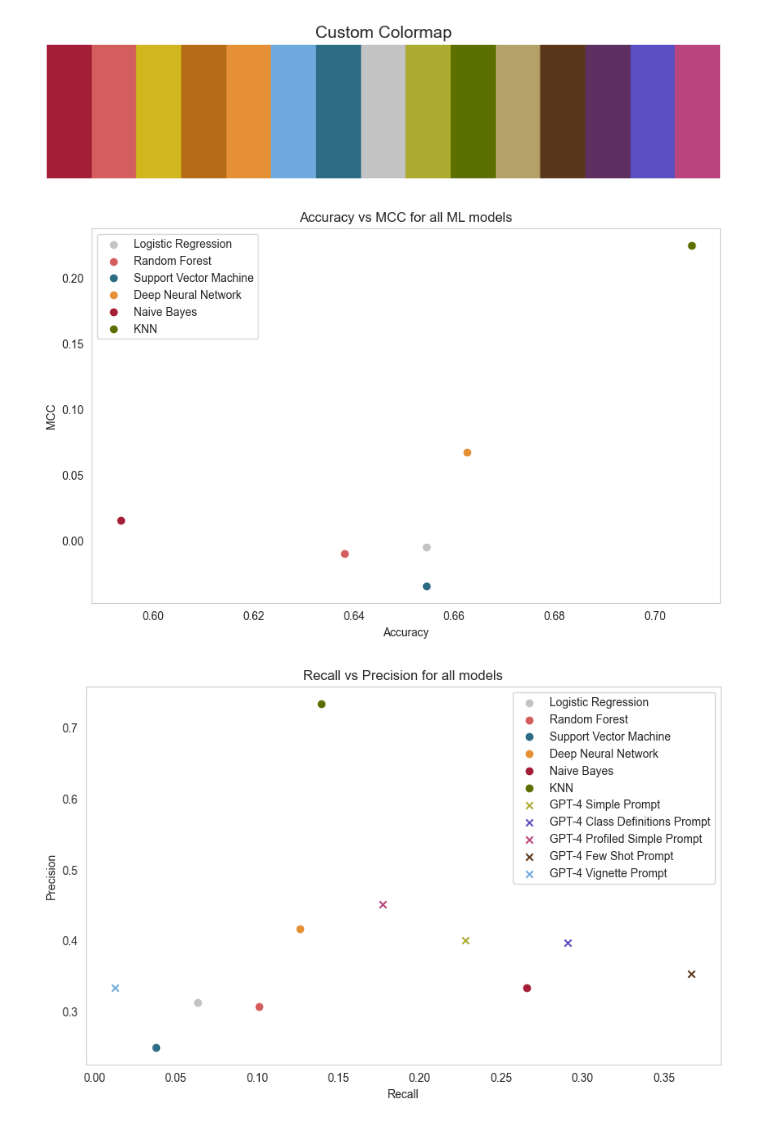
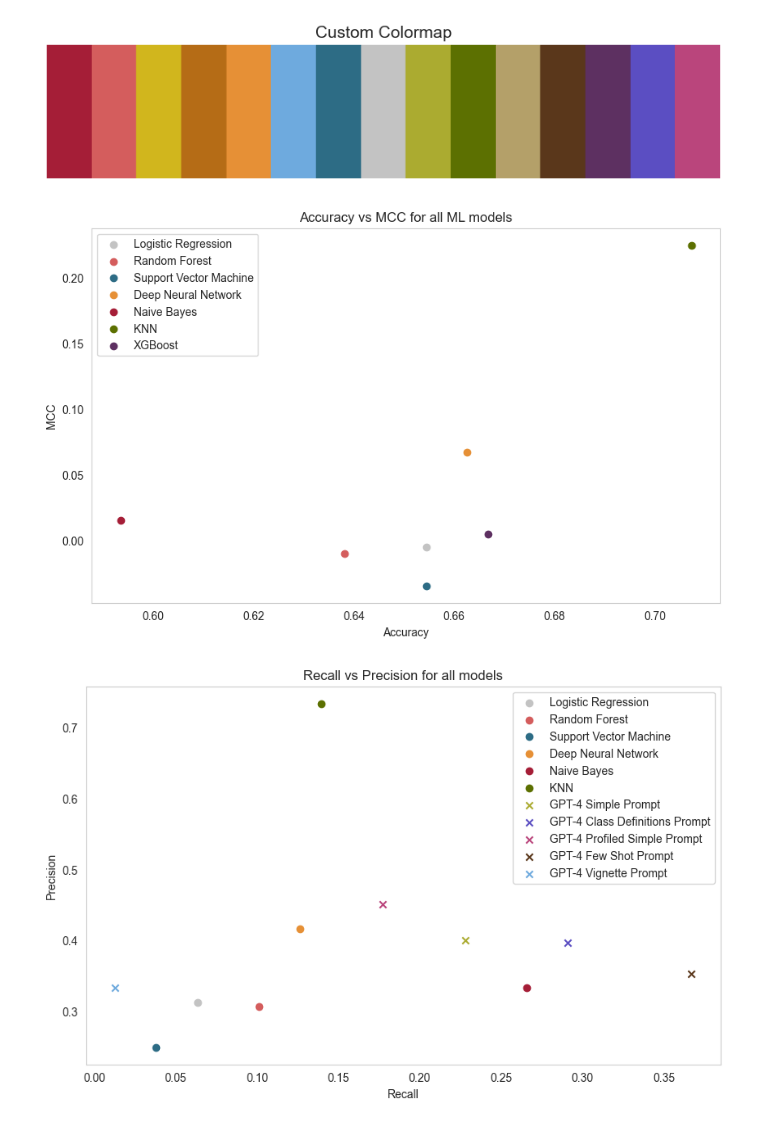
Before and after one commit to kimmizi/master_thesis, a Jupyter notebook: exp/14_Evaluation.ipynb, the cells around one changed output. Drawn from its saved outputs; the diff is of its cells as text; code cells hidden in the pictures.

Commit message:
Implementing XGBoost

```diff
--- a/exp/14_Evaluation.ipynb
+++ b/exp/14_Evaluation.ipynb
@@ -36,6 +37,7 @@ y_pred_svc = pd.read_csv("../exp/predictions/y_pred_svc.csv", sep = ",")
 y_pred_dnn = pd.read_csv("../exp/predictions/y_pred_dnn.csv", sep = ",")
 y_pred_knn = pd.read_csv("../exp/predictions/y_pred_knn.csv", sep = ",")
 y_pred_nb = pd.read_csv("../exp/predictions/y_pred_nb.csv", sep = ",")
+y_pred_xgb = pd.read_csv("../exp/predictions/y_pred_xgb.csv", sep = ",")
 
 y_pred_GPT4_simple_prompt = pd.read_csv("../exp/preds_LLMs/GPT4/y_pred_GPT4_simple_prompt.csv", sep = ",")
 y_pred_GPT4_class_definitions_prompt = pd.read_csv("../exp/preds_LLMs/GPT4/y_pred_GPT4_class_definitions_prompt.csv", sep = ",")
@@ -128,6 +131,7 @@ metrics_svc = calculate_metrics(y_test, y_pred_svc)
 metrics_dnn = calculate_metrics(y_test, y_pred_dnn)
 metrics_knn = calculate_metrics(y_test, y_pred_knn)
 metrics_nb = calculate_metrics(y_test, y_pred_nb)
+metrics_xgb = calculate_metrics(y_test, y_pred_xgb)
 
 metrics_GPT4_simple_prompt = calculate_metrics(y_test, y_pred_GPT4_simple_prompt)
 metrics_GPT4_class_definitions_prompt = calculate_metrics(y_test, y_pred_GPT4_class_definitions_prompt)
@@ -169,29 +173,30 @@ plt.show()
 # %%
 # plot accuracy (x-axis) and mcc (y-axis) for all models
 plt.figure(figsize = (10, 6))
 plt.scatter(metrics_lr["accuracy"], metrics_lr["mcc"], label = "Logistic Regression", color = hex_colors[7])
 plt.scatter(metrics_rf["accuracy"], metrics_rf["mcc"], label = "Random Forest", color = hex_colors[1])
 plt.scatter(metrics_svc["accuracy"], metrics_svc["mcc"], label = "Support Vector Machine", color = hex_colors[6])
 plt.scatter(metrics_dnn["accuracy"], metrics_dnn["mcc"], label = "Deep Neural Network", color = hex_colors[4])
 plt.scatter(metrics_nb["accuracy"], metrics_nb["mcc"], label = "Naive Bayes", color = hex_colors[0])
 plt.scatter(metrics_knn["accuracy"], metrics_knn["mcc"], label = "KNN", color = hex_colors[9])
+plt.scatter(metrics_xgb["accuracy"], metrics_xgb["mcc"], label = "XGBoost", color = hex_colors[12])
 
 # plt.scatter(metrics_GPT4_simple_prompt["accuracy"], metrics_GPT4_simple_prompt["mcc"], label = "GPT-4o Simple Prompt", color = hex_colors[8], marker = "x")
 # plt.scatter(metrics_GPT4_class_definitions_prompt["accuracy"], metrics_GPT4_class_definitions_prompt["mcc"], label = "GPT-4o Class Definitions Prompt", color = hex_colors[13], marker = "x")
 # plt.scatter(metrics_GPT4_profiled_simple_prompt["accuracy"], metrics_GPT4_profiled_simple_prompt["mcc"], label = "GPT-4o Profiled Simple Prompt", color = hex_colors[14], marker = "x")
 # plt.scatter(metrics_GPT4_few_shot_prompt["accuracy"], metrics_GPT4_few_shot_prompt["mcc"], label = "GPT-4o Few Shot Prompt", color = hex_colors[11], marker = "x")
 # plt.scatter(metrics_GPT4_vignette_prompt["accuracy"], metrics_GPT4_vignette_prompt["mcc"], label = "GPT-4o Vignette Prompt", color = hex_colors[5], marker = "x")
 plt.xlabel("Accuracy")
 plt.ylabel("MCC")
 plt.title("Accuracy vs MCC for all ML models")
 plt.legend()
 plt.grid()
 # plt.show()
 
 # save as png
 plt.savefig("../doc/figs/accuracy_mcc_ML.png", dpi = 300, bbox_inches = "tight")
 # %% [output]
-[figure, old version]
+[figure, new version]
 # %%
 # plot recall vs precision for all models
 plt.figure(figsize = (10, 6))
```
Also changed, not shown: parts of 4 cells of this notebook, 4 other files.
